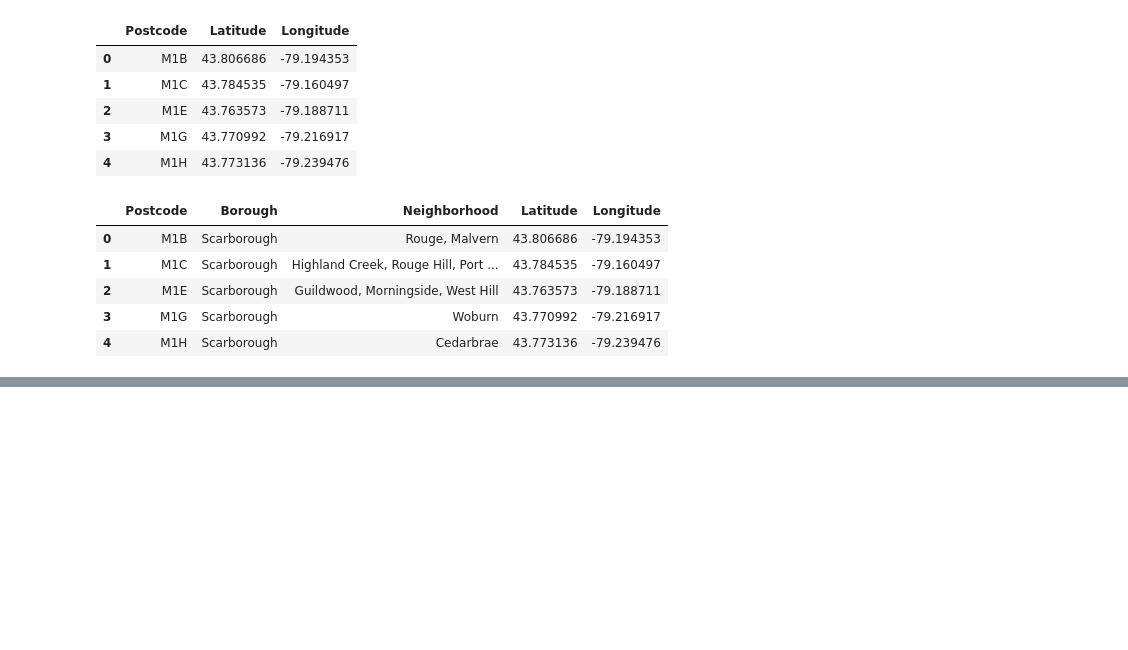
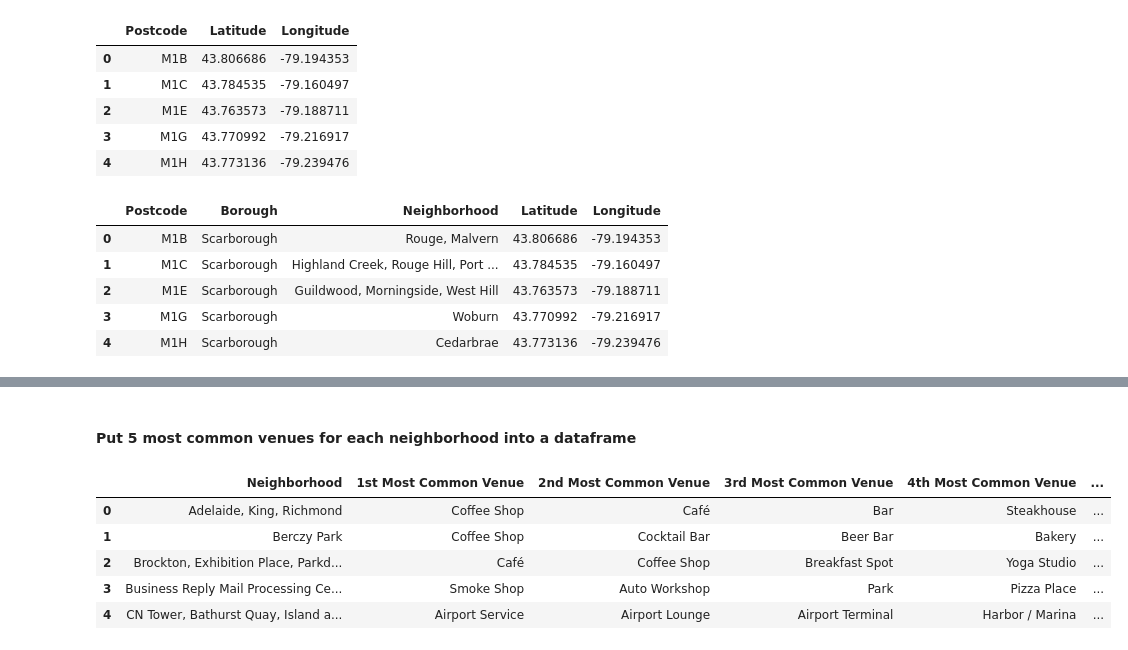
Before and after one commit to jerryzxliu/Coursera_Capstone, a Jupyter notebook: toronto_clusters.ipynb, the cells around one changed output, grey strips where cells are left out. Drawn from its saved outputs; the diff is of its cells as text; code cells hidden in the pictures; blank space fills up the shorter version.

```diff
--- a/toronto_clusters.ipynb
+++ b/toronto_clusters.ipynb
@@ -107,0 +228,2 @@ df_with_latlng.head()
+# %% [markdown]
+#### Put 5 most common venues for each neighborhood into a dataframe
@@ -107,0 +255,9 @@ df_with_latlng.head()
+# %%
+neighborhoods_venues_sorted.head()
+# %% [output]
+|  | Neighborhood | 1st Most Common Venue | 2nd Most Common Venue | 3rd Most Common Venue | 4th Most Common Venue | ... |
+| 0 | Adelaide, King, Richmond | Coffee Shop | Café | Bar | Steakhouse | ... |
+| 1 | Berczy Park | Coffee Shop | Cocktail Bar | Beer Bar | Bakery | ... |
+| 2 | Brockton, Exhibition Place, Parkd... | Café | Coffee Shop | Breakfast Spot | Yoga Studio | ... |
+| 3 | Business Reply Mail Processing Ce... | Smoke Shop | Auto Workshop | Park | Pizza Place | ... |
+| 4 | CN Tower, Bathurst Quay, Island a... | Airport Service | Airport Lounge | Airport Terminal | Harbor / Marina | ... |
```
Also changed, not shown: parts of 26 cells of this notebook.
